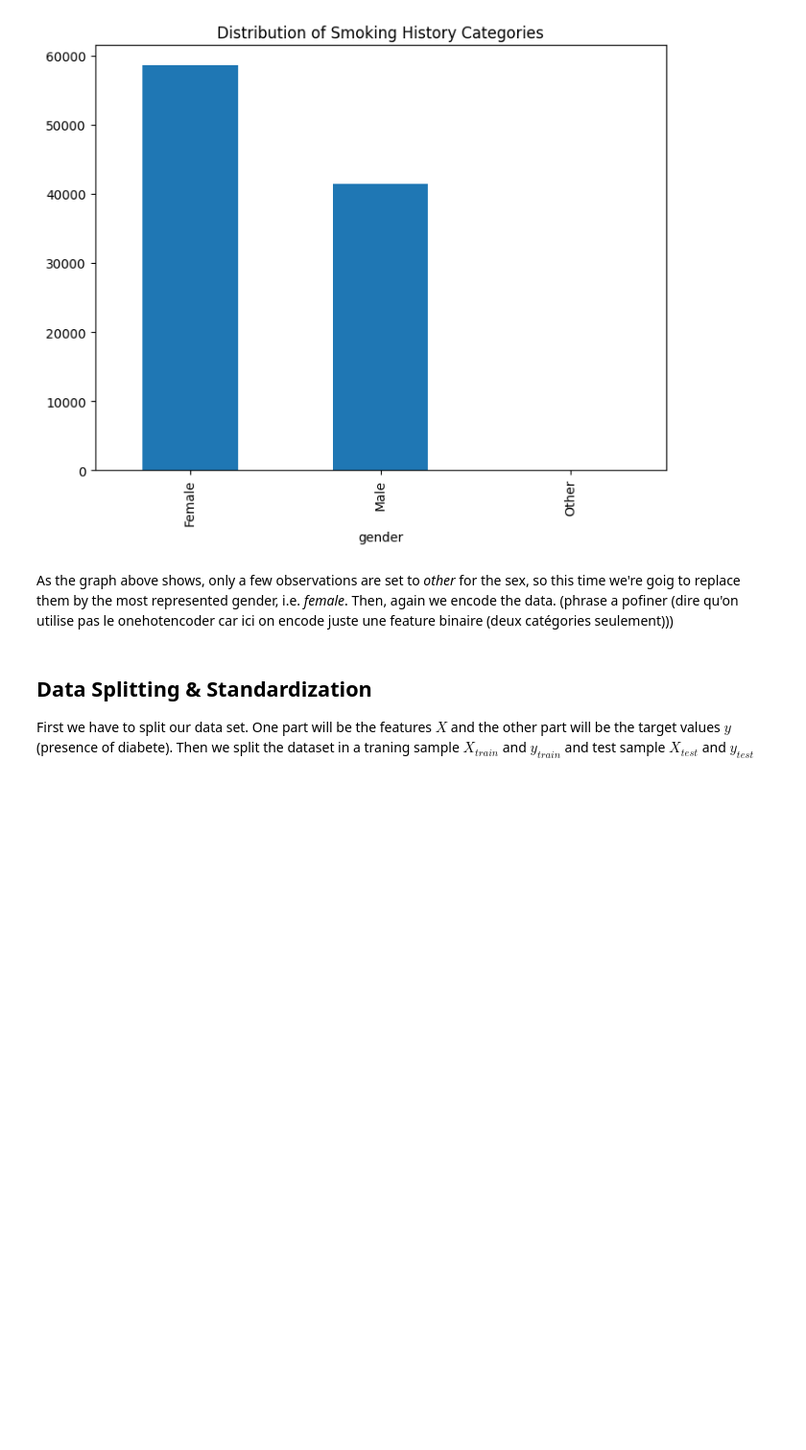
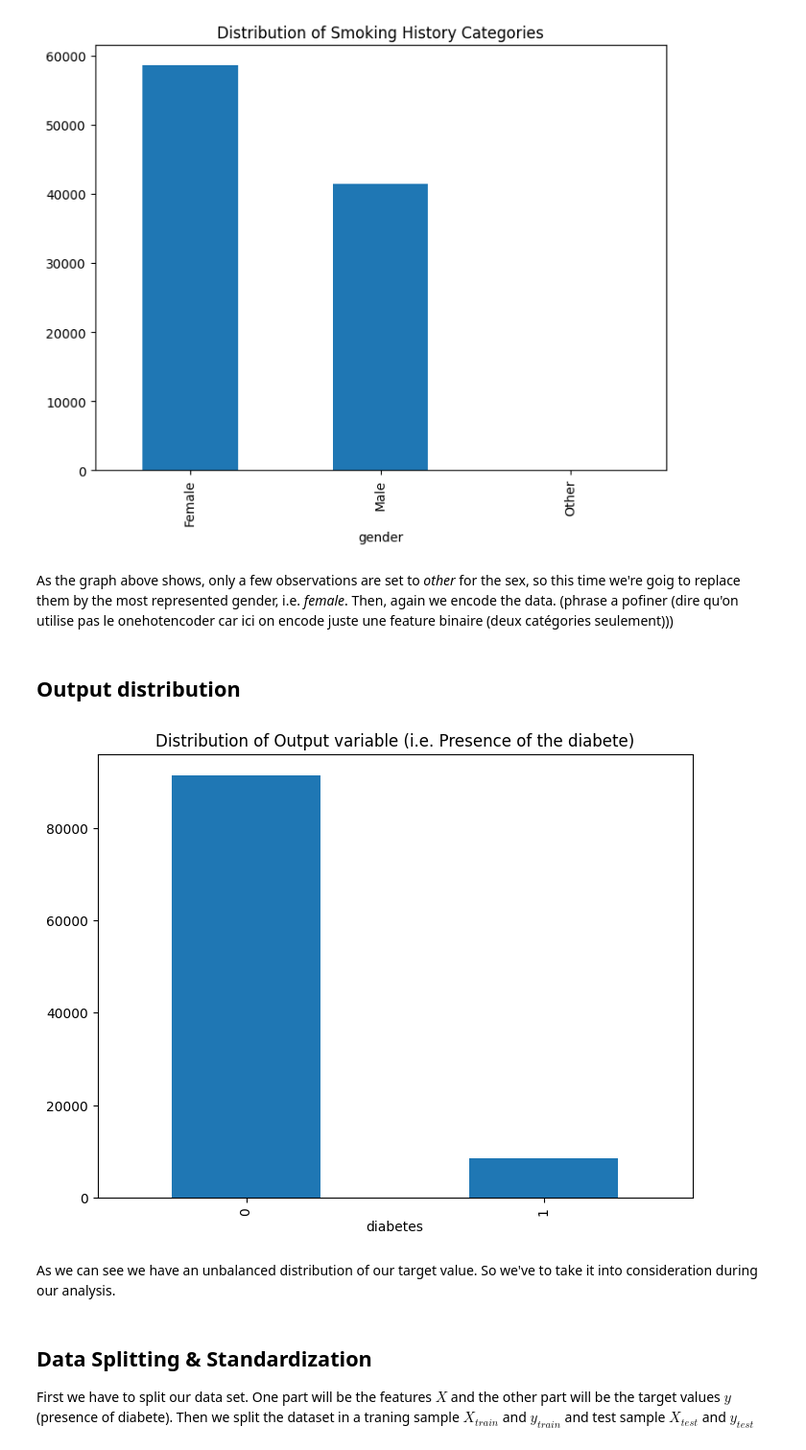
Before and after one commit to Antonin-MORENO/Diabetes-Prediction, a Jupyter notebook: report.ipynb, the cells around one changed output. Shown at 96% size. Cells and saved outputs as stored; diff of their text form; code cells hidden in the pictures; blank space fills up the shorter version.

```diff
--- a/report.ipynb
+++ b/report.ipynb
@@ -106,6 +106,18 @@ df['gender'] = df['gender'].replace('Other', 'Female')
 
 df['gender'] = df['gender'].map({'Female' : 1, 'Male' : 0})
 #print(df.head())
+# %% [markdown]
+## Output distribution
+# %%
+counts_output = df['diabetes'].value_counts()
+plt.figure(figsize=(8, 6))
+counts_output.plot(kind='bar')
+plt.title('Distribution of Output variable (i.e. Presence of the diabete)')
+plt.show()
+# %% [output]
+[figure, added]
+# %% [markdown]
+As we can see we have an unbalanced distribution of our target value. So we've to take it into consideration during our analysis.
 # %% [markdown]
 ## Data Splitting & Standardization
 
```
Also changed, not shown: parts of 12 cells of this notebook, 1 other file.
